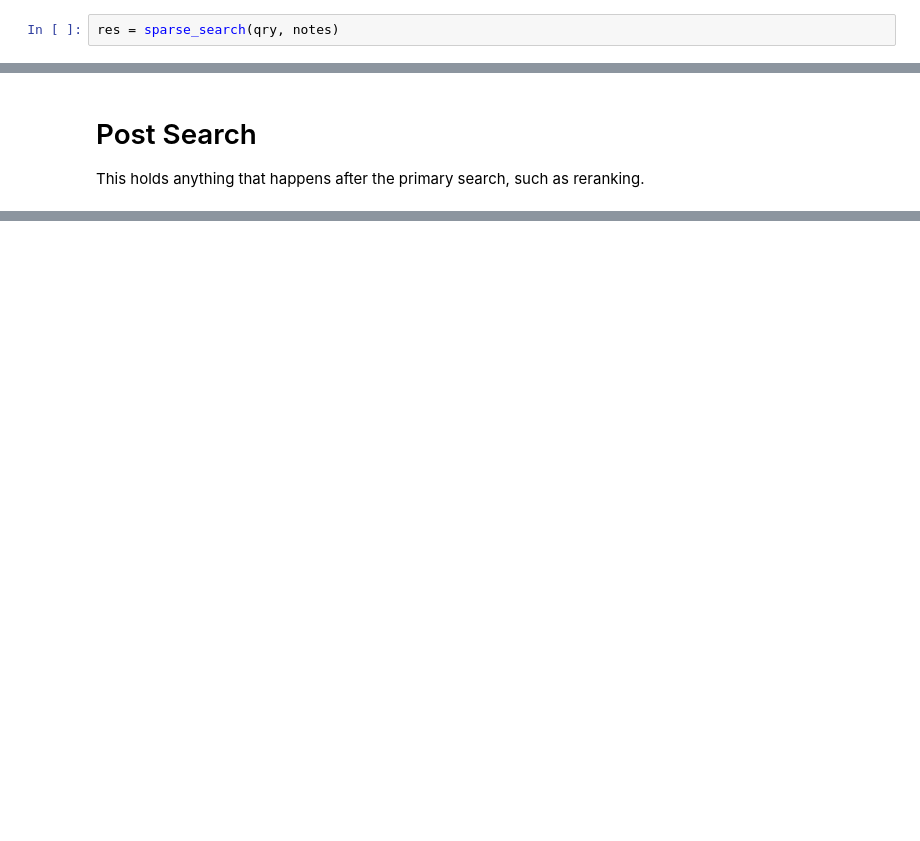
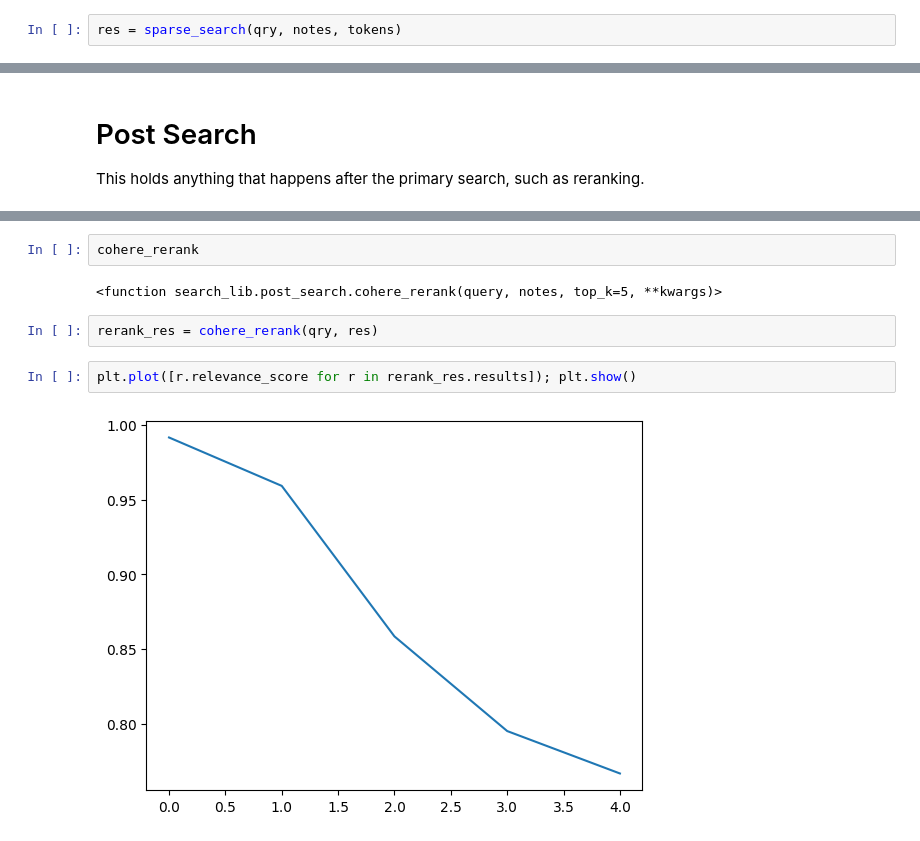
Before and after one commit to AnkiHubSoftware/search-lib, a Jupyter notebook: nbs/getting_started.ipynb, the cells around one changed output, grey strips where cells are left out. Cells and saved outputs as stored; diff of their text form; blank space fills up the shorter version.

```diff
--- a/nbs/getting_started.ipynb
+++ b/nbs/getting_started.ipynb
@@ -117,2 +114,2 @@ Tokenized(ids=[[0, 1, 2, 3, 3, 1, 4, 5, 6, 3, 7, 8, 9, 10, 11, 12, 13, 14, 15, 1
 # %%
-res = sparse_search(qry, notes)
+res = sparse_search(qry, notes, tokens)
@@ -130,0 +164,10 @@ ModuleNotFoundError: No module named 'search_lib.query_processor'
+# %%
+cohere_rerank
+# %% [output]
+<function search_lib.post_search.cohere_rerank(query, notes, top_k=5, **kwargs)>
+# %%
+rerank_res = cohere_rerank(qry, res)
+# %%
+plt.plot([r.relevance_score for r in rerank_res.results]); plt.show()
+# %% [output]
+[figure, added]
```
Also changed, not shown: parts of 9 cells of this notebook, 4 other files.
